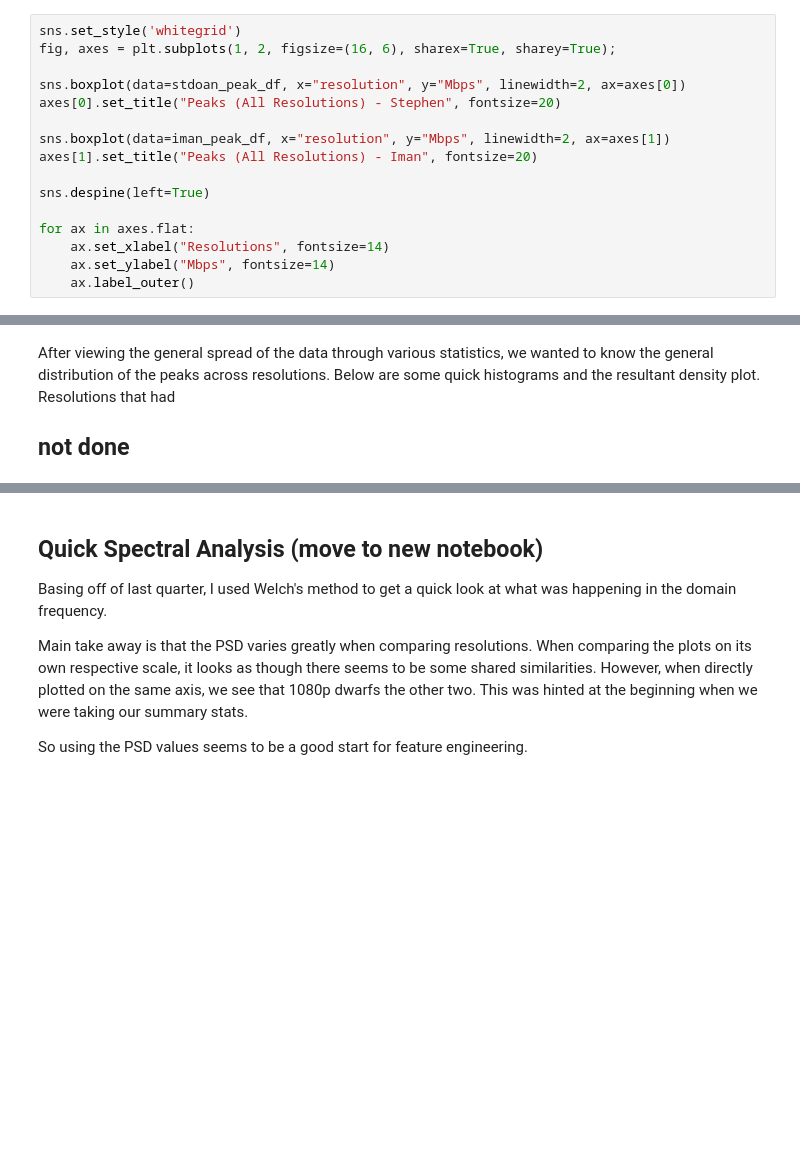
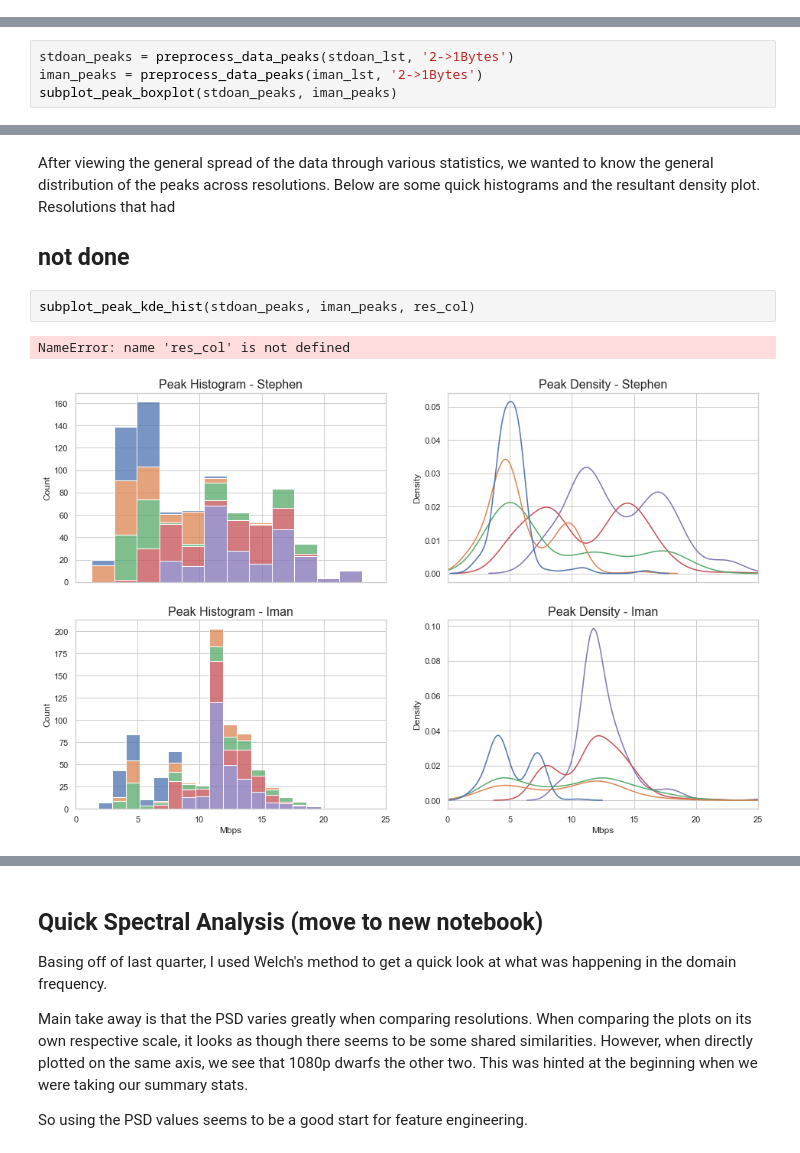
Before and after one commit to stephdoan/ResRecovery, a Jupyter notebook: notebooks/EDA.ipynb, the cells around one changed output, grey strips where cells are left out. Cells and saved outputs as stored; diff of their text form; blank space fills up the shorter version.

```diff
--- a/notebooks/EDA.ipynb
+++ b/notebooks/EDA.ipynb
@@ -231,16 +128,0 @@ for df in iman_lst:
-# %%
-sns.set_style('whitegrid')
-fig, axes = plt.subplots(1, 2, figsize=(16, 6), sharex=True, sharey=True);
-
-sns.boxplot(data=stdoan_peak_df, x="resolution", y="Mbps", linewidth=2, ax=axes[0])
-axes[0].set_title("Peaks (All Resolutions) - Stephen", fontsize=20)
-
-sns.boxplot(data=iman_peak_df, x="resolution", y="Mbps", linewidth=2, ax=axes[1])
-axes[1].set_title("Peaks (All Resolutions) - Iman", fontsize=20)
-
-sns.despine(left=True)
-
-for ax in axes.flat:
-    ax.set_xlabel("Resolutions", fontsize=14)
-    ax.set_ylabel("Mbps", fontsize=14)
-    ax.label_outer()
@@ -248,0 +129,4 @@ for ax in axes.flat:
+# %%
+stdoan_peaks = preprocess_data_peaks(stdoan_lst, '2->1Bytes')
+iman_peaks = preprocess_data_peaks(iman_lst, '2->1Bytes')
+subplot_peak_boxplot(stdoan_peaks, iman_peaks)
@@ -250,4 +136,9 @@ for ax in axes.flat:
 After viewing the general spread of the data through various statistics, we wanted to know the general distribution of the peaks across resolutions. Below are some quick histograms and the resultant density plot. Resolutions that had
 
 ## not done
+# %%
+subplot_peak_kde_hist(stdoan_peaks, iman_peaks, res_col)
+# %% [output]
+NameError: name 'res_col' is not defined
+[figure, added]
 # %%
```
Also changed, not shown: parts of 12 cells of this notebook, 3 other files.
